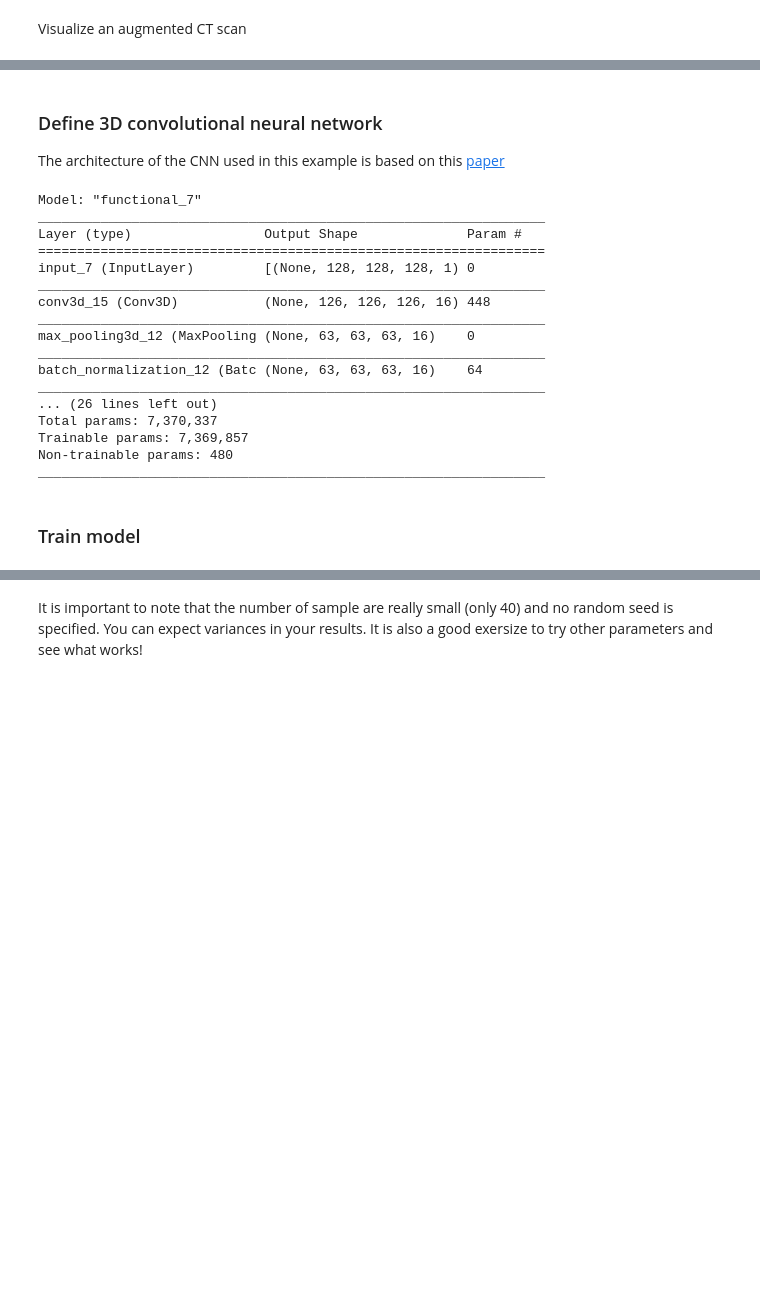
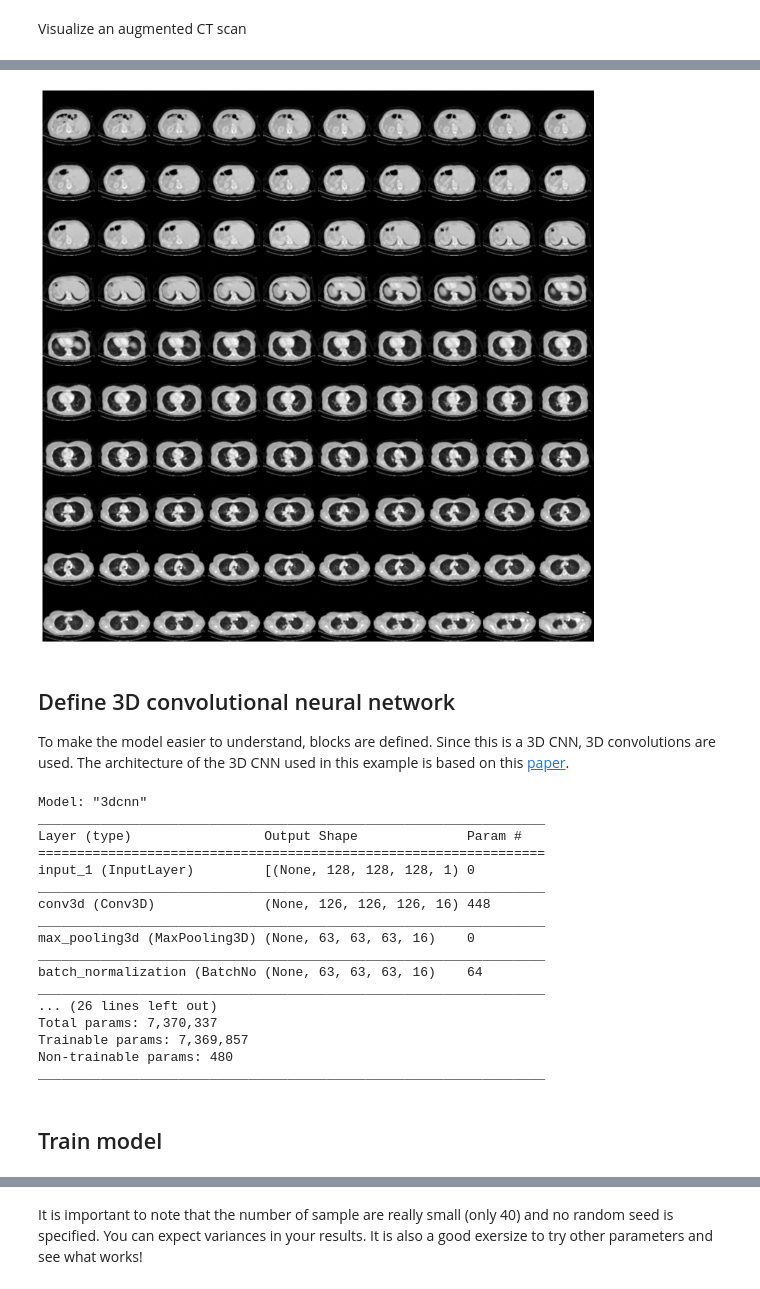
Before and after one commit to hasibzunair/3D-image-classification-tutorial, a Jupyter notebook: 3D_image_classification.ipynb, the cells around one changed output, grey strips where cells are left out. Cells and saved outputs as stored; diff of their text form; code cells hidden in the pictures; blank space fills up the shorter version.

```diff
--- a/3D_image_classification.ipynb
+++ b/3D_image_classification.ipynb
@@ -314,6 +314,17 @@ Dimension of the CT scan is: (128, 128, 128)
+# %%
+# visualize montage of slices
+# 10 rows and 10 columns for 100 slices of the CT scan
+plot_slices(10, 10, 128, 128,image[:, :, :100])
+# %% [output]
+[figure, added]
 # %% [markdown]
-### Define 3D convolutional neural network
-The architecture of the CNN used in this example is based on this [paper](https://arxiv.org/abs/2007.13224)
+## Define 3D convolutional neural network
+
+
+
+To make the model easier to understand, blocks are defined. Since this is a
+3D CNN, 3D convolutions are used. The architecture of the 3D CNN used in this example
+is based on this [paper](https://arxiv.org/abs/2007.13224).
 # %%
 def get_model(img_size, num_classes):
     # build a 3D convolutional neural network model
@@ -343,24 +354,24 @@ def get_model(img_size, num_classes):
     outputs = layers.Dense(units=1, activation='sigmoid')(x)
 
     # define the model
-    model = keras.Model(inputs, outputs)
+    model = keras.Model(inputs, outputs, name="3dcnn")
     return model
 
 # build model
 model = get_model((128, 128, 128, 1), 2)
 model.summary()
 # %% [output]
-Model: "functional_7"
+Model: "3dcnn"
 _________________________________________________________________
 Layer (type)                 Output Shape              Param #
 =================================================================
-input_7 (InputLayer)         [(None, 128, 128, 128, 1) 0
+input_1 (InputLayer)         [(None, 128, 128, 128, 1) 0
 _________________________________________________________________
-conv3d_15 (Conv3D)           (None, 126, 126, 126, 16) 448
+conv3d (Conv3D)              (None, 126, 126, 126, 16) 448
 _________________________________________________________________
-max_pooling3d_12 (MaxPooling (None, 63, 63, 63, 16)    0
+max_pooling3d (MaxPooling3D) (None, 63, 63, 63, 16)    0
 _________________________________________________________________
-batch_normalization_12 (Batc (None, 63, 63, 63, 16)    64
+batch_normalization (BatchNo (None, 63, 63, 63, 16)    64
 _________________________________________________________________
 ... (26 lines left out)
 Total params: 7,370,337
@@ -368,6 +379,6 @@ Trainable params: 7,369,857
 Non-trainable params: 480
 _________________________________________________________________
 # %% [markdown]
-### Train model
+## Train model
 # %%
 # compile model
```
Also changed, not shown: parts of 19 cells of this notebook.
